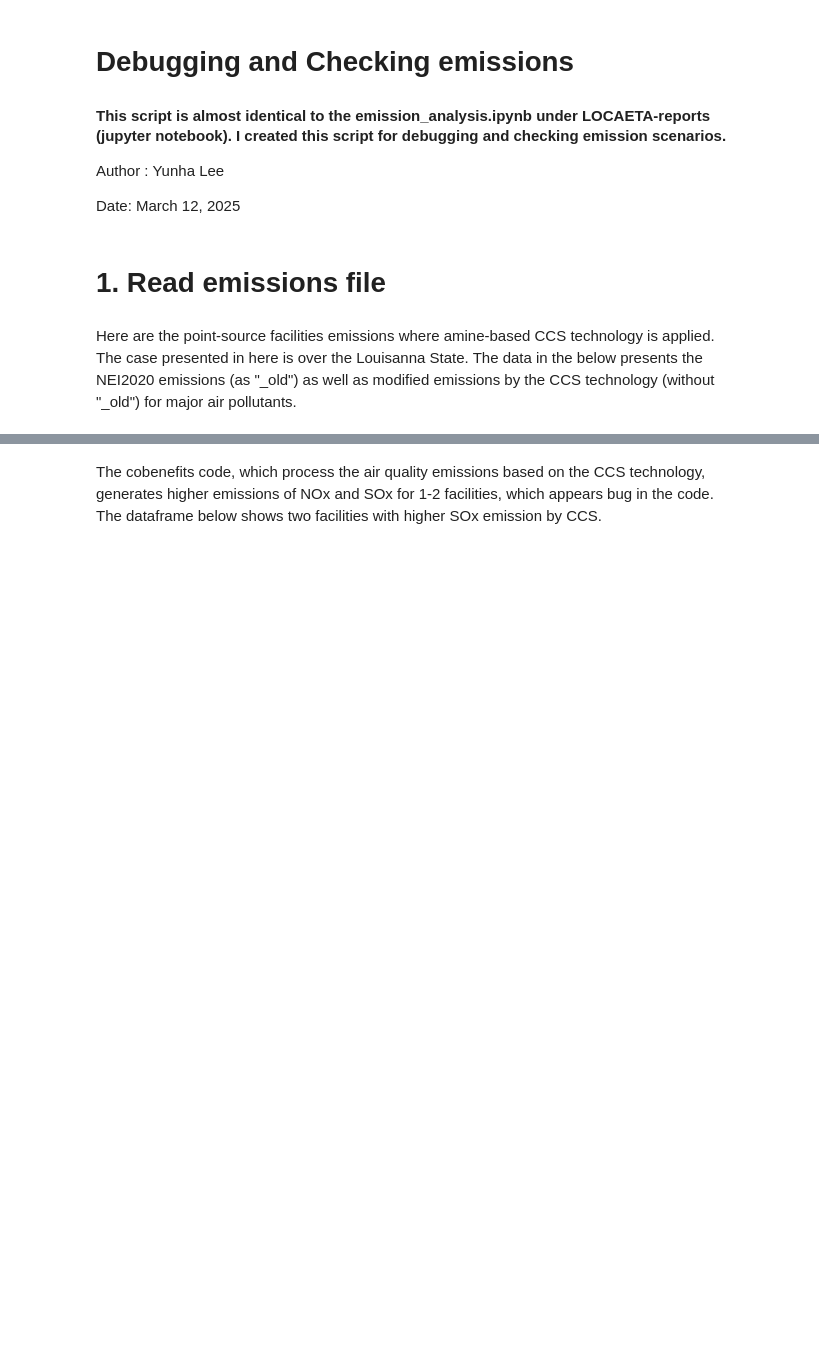
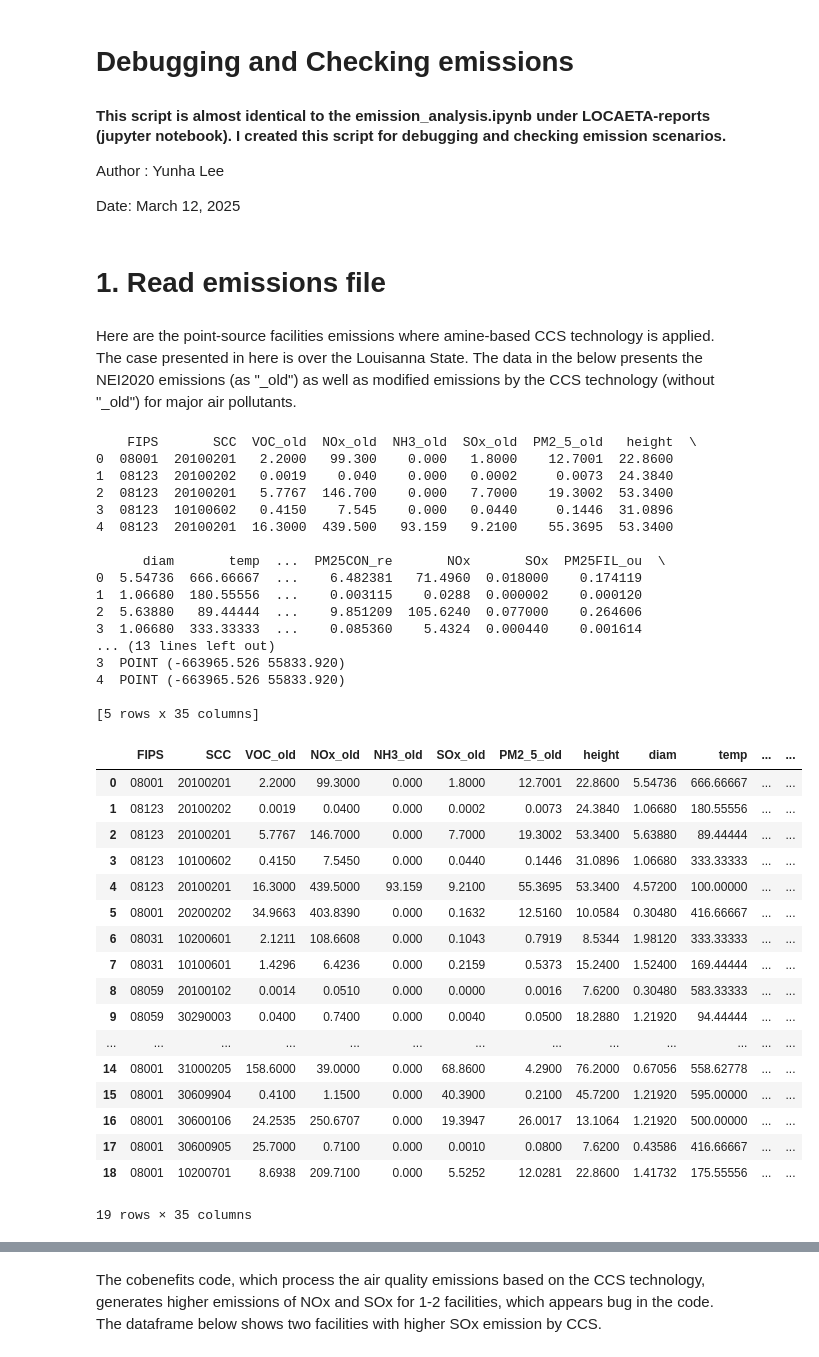
Before and after one commit to CarbonSolutions/LOCAETA_AQ, a Jupyter notebook: notebooks/check_emissions.ipynb, the cells around one changed output, grey strips where cells are left out. Drawn from its saved outputs; the diff is of its cells as text; code cells hidden in the pictures; blank space fills up the shorter version.

```diff
--- a/notebooks/check_emissions.ipynb
+++ b/notebooks/check_emissions.ipynb
@@ -12,30 +12,96 @@ Date: March 12, 2025
 Here are the point-source facilities emissions where amine-based CCS technology is applied. The case presented in here is over the Louisanna State. The data in the below presents the NEI2020 emissions (as "_old") as well as modified emissions by the CCS technology (without "_old") for major air pollutants.
 # %%
 import geopandas as gpd
+import os
+
 
 # read base and sens emission scenarios
 gdf_emis = gpd.read_file(
     #'/Users/yunhalee/Documents/LOCAETA/RCM/INMAP/evaldata_v1.6.1/2020_nei_emissions/combined_NEI2020_pt_oilgas_ptegu_ptnonipm.shp')
-    '/Users/yunhalee/Documents/LOCAETA/CS_emissions/Colorado_CCS_combined_NEI_point_oilgas_ptegu_ptnonimps.shp')
+ #'/Users/yunhalee/Documents/LOCAETA/CS_emissions/USA_point_CCS_reduced_emis.shp')
+
+ '/Users/yunhalee/Documents/LOCAETA/CS_emissions/Colorado_point_CCS_reduced_emis.shp' ) #new_LA_point_CCS.shp') #)
+
+output_dir = '/Users/yunhalee/Documents/LOCAETA/LOCAETA_AQ/outputs/emissions/CO_CCS/'
+national_scale_on = True # Set it False if the scenario is only for single State
+
+if not os.path.exists(output_dir ):
+    os.makedirs(output_dir )
 
 # Reset index to ensure proper comparison
 gdf_emis.reset_index(drop=True, inplace=True)
 
+print(gdf_emis.head())
 # def subset_data(final_df, state_fips=None):
 #     if state_fips:
 #         # Match the first two digits of FIPS with State FIPS code
 #         return final_df[final_df['FIPS'].astype(str).str[:2] == str(state_fips)]
 #     return final_df
 
 # # Dictionary to loop over
 # regions = {"LA": '22'} #, "Nation": None}
 
 # final_df = gpd.GeoDataFrame(gdf_emis, geometry= "geometry")
 # type(final_df)
 
 # for region_name, state_fips in regions.items():
 
 #     # Subset the DataFrame based on the chosen state or national
 #     final_df_subset = subset_data(final_df, state_fips)
 
 #     print(f"Processing data for: {region_name}")
+
+# IMPORTANT NOTE : This subset function doesn't include total emissions by EIS_ID. Some cases,
+def subset_pollutants_with_difference(df, pollutants):
+    mask = False  # Initialize a mask to filter rows
+    for pollutant in pollutants:
+        col_current = pollutant
+        col_old = f'{pollutant}_old'
+
+        if col_current in df.columns and col_old in df.columns:
+            # Check where the pollutant and its "_old" version differ
+            mask |= (df[col_current] != df[col_old])
+
+    # Subset the dataframe based on the mask
+    return df[mask]
+
+pollutants = ['VOC', 'NOx', 'NH3', 'SOx', 'PM2_5']
+subset_df = subset_pollutants_with_difference(gdf_emis, pollutants)
+
+subset_df
+# %% [output]
+    FIPS       SCC  VOC_old  NOx_old  NH3_old  SOx_old  PM2_5_old   height  \
+0  08001  20100201   2.2000   99.300    0.000   1.8000    12.7001  22.8600
+1  08123  20100202   0.0019    0.040    0.000   0.0002     0.0073  24.3840
+2  08123  20100201   5.7767  146.700    0.000   7.7000    19.3002  53.3400
+3  08123  10100602   0.4150    7.545    0.000   0.0440     0.1446  31.0896
+4  08123  20100201  16.3000  439.500   93.159   9.2100    55.3695  53.3400
+
+      diam       temp  ...  PM25CON_re       NOx       SOx  PM25FIL_ou  \
+0  5.54736  666.66667  ...    6.482381   71.4960  0.018000    0.174119
+1  1.06680  180.55556  ...    0.003115    0.0288  0.000002    0.000120
+2  5.63880   89.44444  ...    9.851209  105.6240  0.077000    0.264606
+3  1.06680  333.33333  ...    0.085360    5.4324  0.000440    0.001614
+... (13 lines left out)
+3  POINT (-663965.526 55833.920)
+4  POINT (-663965.526 55833.920)
+
+[5 rows x 35 columns]
+|  | FIPS | SCC | VOC_old | NOx_old | NH3_old | SOx_old | PM2_5_old | height | diam | temp | ... | ... |
+| 0 | 08001 | 20100201 | 2.2000 | 99.3000 | 0.000 | 1.8000 | 12.7001 | 22.8600 | 5.54736 | 666.66667 | ... | ... |
+| 1 | 08123 | 20100202 | 0.0019 | 0.0400 | 0.000 | 0.0002 | 0.0073 | 24.3840 | 1.06680 | 180.55556 | ... | ... |
+| 2 | 08123 | 20100201 | 5.7767 | 146.7000 | 0.000 | 7.7000 | 19.3002 | 53.3400 | 5.63880 | 89.44444 | ... | ... |
+| 3 | 08123 | 10100602 | 0.4150 | 7.5450 | 0.000 | 0.0440 | 0.1446 | 31.0896 | 1.06680 | 333.33333 | ... | ... |
+| 4 | 08123 | 20100201 | 16.3000 | 439.5000 | 93.159 | 9.2100 | 55.3695 | 53.3400 | 4.57200 | 100.00000 | ... | ... |
+| 5 | 08001 | 20200202 | 34.9663 | 403.8390 | 0.000 | 0.1632 | 12.5160 | 10.0584 | 0.30480 | 416.66667 | ... | ... |
+| 6 | 08031 | 10200601 | 2.1211 | 108.6608 | 0.000 | 0.1043 | 0.7919 | 8.5344 | 1.98120 | 333.33333 | ... | ... |
+| 7 | 08031 | 10100601 | 1.4296 | 6.4236 | 0.000 | 0.2159 | 0.5373 | 15.2400 | 1.52400 | 169.44444 | ... | ... |
+| 8 | 08059 | 20100102 | 0.0014 | 0.0510 | 0.000 | 0.0000 | 0.0016 | 7.6200 | 0.30480 | 583.33333 | ... | ... |
+| 9 | 08059 | 30290003 | 0.0400 | 0.7400 | 0.000 | 0.0040 | 0.0500 | 18.2880 | 1.21920 | 94.44444 | ... | ... |
+| ... | ... | ... | ... | ... | ... | ... | ... | ... | ... | ... | ... | ... |
+| 14 | 08001 | 31000205 | 158.6000 | 39.0000 | 0.000 | 68.8600 | 4.2900 | 76.2000 | 0.67056 | 558.62778 | ... | ... |
+| 15 | 08001 | 30609904 | 0.4100 | 1.1500 | 0.000 | 40.3900 | 0.2100 | 45.7200 | 1.21920 | 595.00000 | ... | ... |
+| 16 | 08001 | 30600106 | 24.2535 | 250.6707 | 0.000 | 19.3947 | 26.0017 | 13.1064 | 1.21920 | 500.00000 | ... | ... |
+| 17 | 08001 | 30600905 | 25.7000 | 0.7100 | 0.000 | 0.0010 | 0.0800 | 7.6200 | 0.43586 | 416.66667 | ... | ... |
+| 18 | 08001 | 10200701 | 8.6938 | 209.7100 | 0.000 | 5.5252 | 12.0281 | 22.8600 | 1.41732 | 175.55556 | ... | ... |
+19 rows × 35 columns
```
Also changed, not shown: parts of 14 cells of this notebook, 11 other files.
